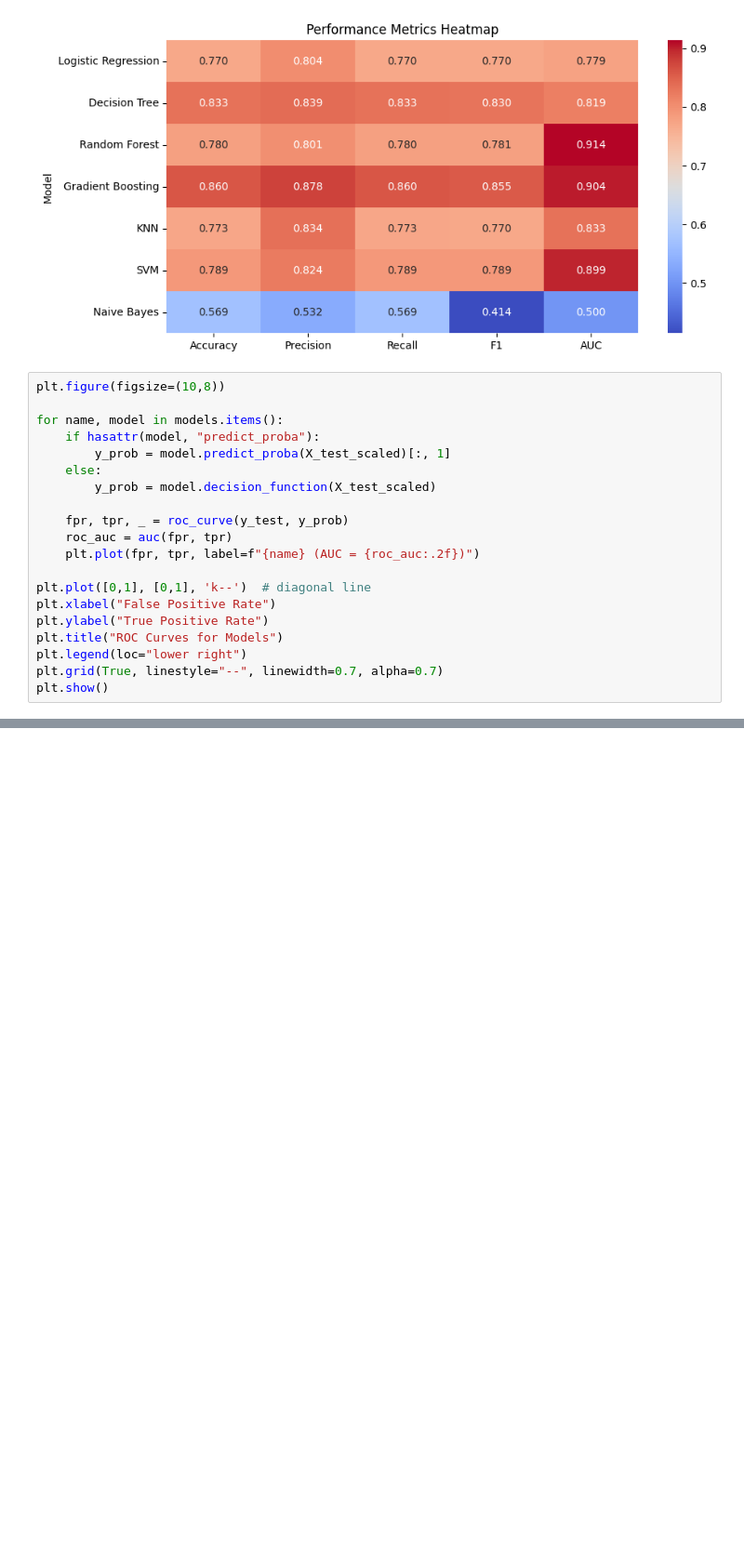
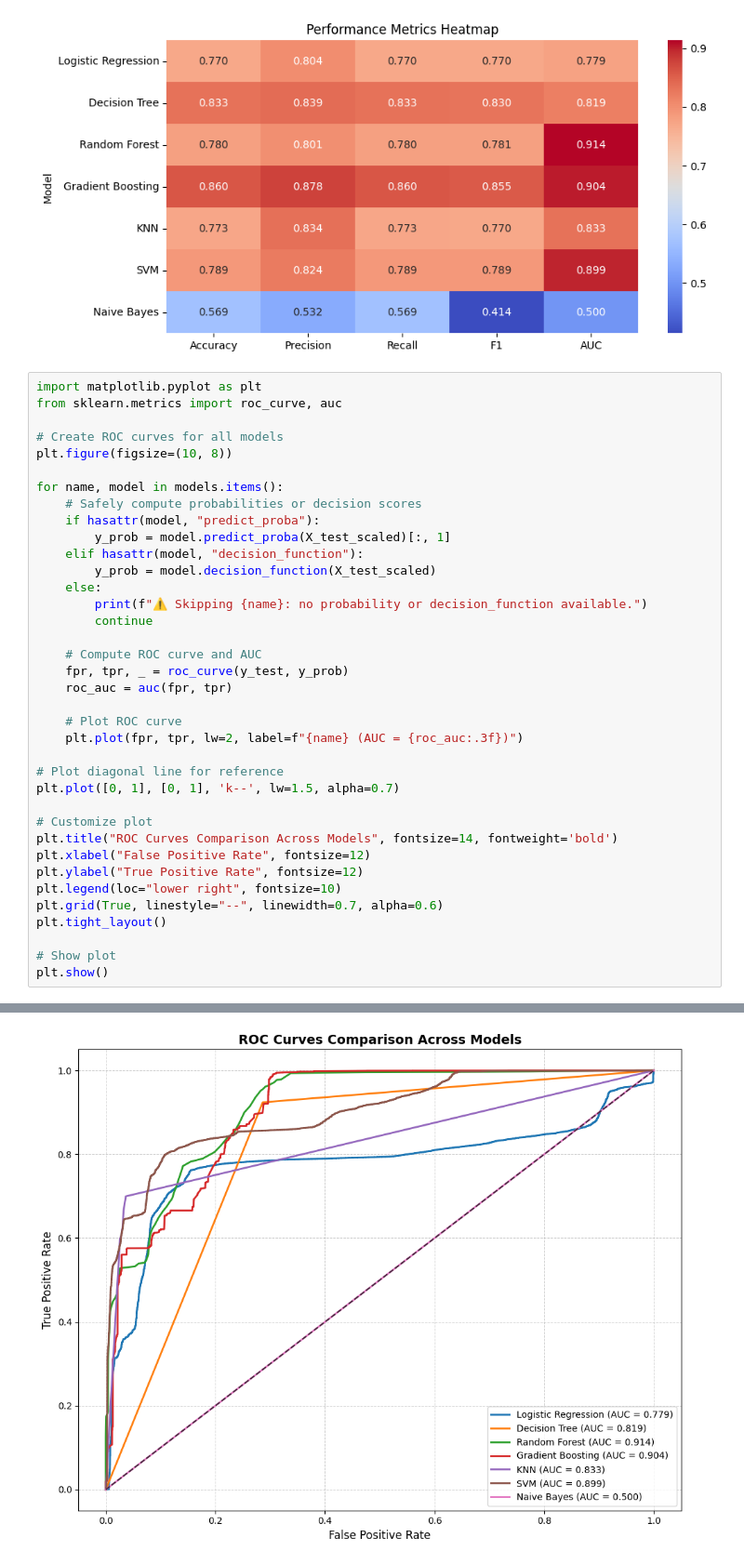
Before and after one commit to vitesh2186/SentinelNet, a Jupyter notebook: notebooks/final_nsl_kdd.ipynb, the cells around one changed output, grey strips where cells are left out. Shown at 93% size. Drawn from its saved outputs; the diff is of its cells as text; blank space fills up the shorter version.

Commit message:
Generated ROC Curves Across Different Models

```diff
--- a/notebooks/final_nsl_kdd.ipynb
+++ b/notebooks/final_nsl_kdd.ipynb
@@ -549,23 +549,40 @@ Passing `palette` without assigning `hue` is deprecated and will be removed in v
 [figure]
 [figure]
 # %%
-plt.figure(figsize=(10,8))
+import matplotlib.pyplot as plt
+from sklearn.metrics import roc_curve, auc
+
+# Create ROC curves for all models
+plt.figure(figsize=(10, 8))
 
 for name, model in models.items():
+    # Safely compute probabilities or decision scores
     if hasattr(model, "predict_proba"):
         y_prob = model.predict_proba(X_test_scaled)[:, 1]
+    elif hasattr(model, "decision_function"):
+        y_prob = model.decision_function(X_test_scaled)
     else:
-        y_prob = model.decision_function(X_test_scaled)
+        print(f"⚠️ Skipping {name}: no probability or decision_function available.")
+        continue
 
+    # Compute ROC curve and AUC
     fpr, tpr, _ = roc_curve(y_test, y_prob)
     roc_auc = auc(fpr, tpr)
-    plt.plot(fpr, tpr, label=f"{name} (AUC = {roc_auc:.2f})")
 
-plt.plot([0,1], [0,1], 'k--')  # diagonal line
-plt.xlabel("False Positive Rate")
-plt.ylabel("True Positive Rate")
-plt.title("ROC Curves for Models")
-plt.legend(loc="lower right")
-plt.grid(True, linestyle="--", linewidth=0.7, alpha=0.7)
+    # Plot ROC curve
+    plt.plot(fpr, tpr, lw=2, label=f"{name} (AUC = {roc_auc:.3f})")
+
+# Plot diagonal line for reference
+plt.plot([0, 1], [0, 1], 'k--', lw=1.5, alpha=0.7)
+
+# Customize plot
+plt.title("ROC Curves Comparison Across Models", fontsize=14, fontweight='bold')
+plt.xlabel("False Positive Rate", fontsize=12)
+plt.ylabel("True Positive Rate", fontsize=12)
+plt.legend(loc="lower right", fontsize=10)
+plt.grid(True, linestyle="--", linewidth=0.7, alpha=0.6)
+plt.tight_layout()
+
+# Show plot
 plt.show()
 # %% [output]
@@ -573,0 +589 @@ TypeError: 'float' object is not callable
+[figure, added]
```
Also changed, not shown: parts of 2 cells of this notebook.
